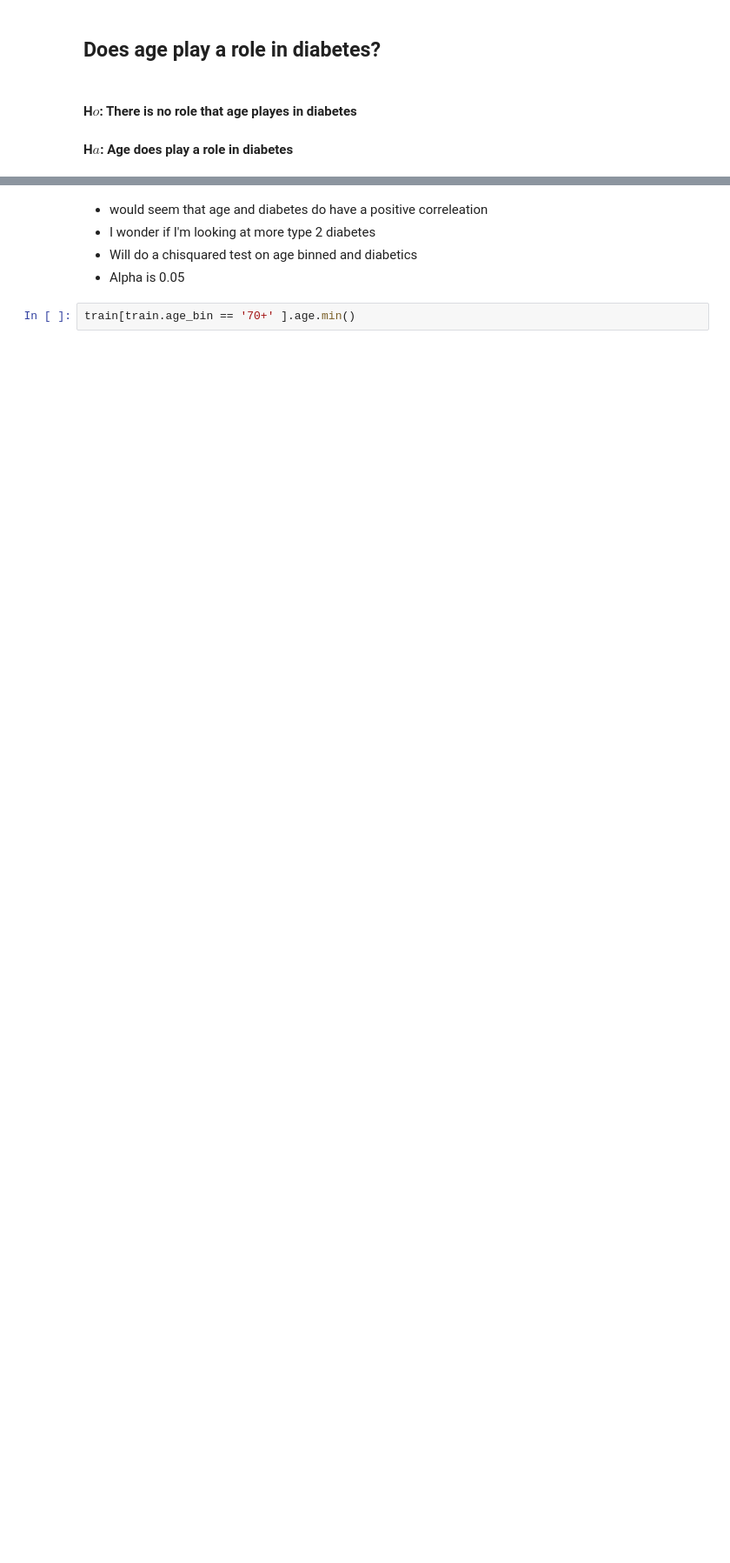
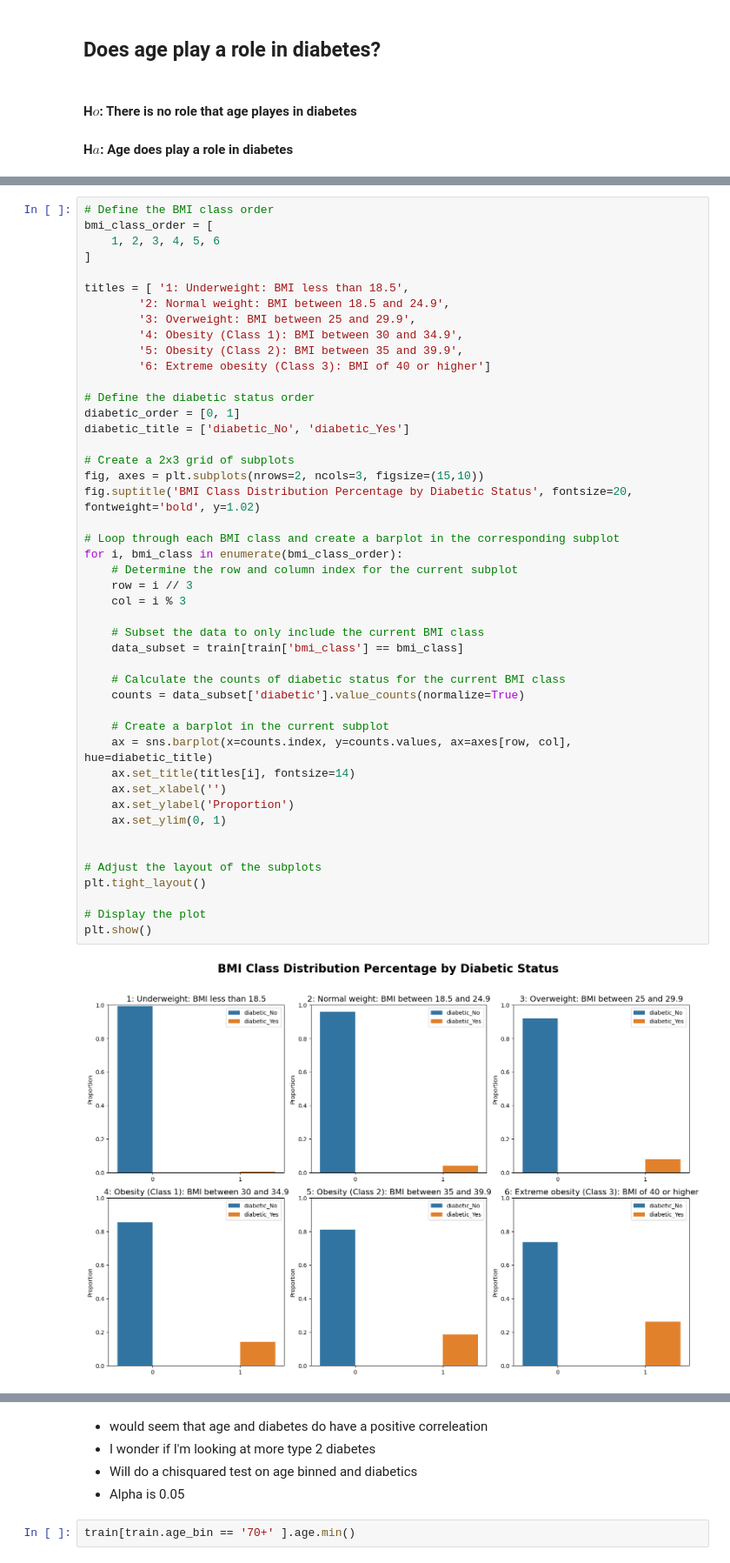
Before and after one commit to Jburch01/diabetes_classification_project, a Jupyter notebook: explore.ipynb, the cells around one changed output, grey strips where cells are left out. Shown at 87% size. Drawn from its saved outputs; the diff is of its cells as text; blank space fills up the shorter version.

```diff
--- a/explore.ipynb
+++ b/explore.ipynb
@@ -188,0 +229,48 @@ plt.show()
+# %%
+# Define the BMI class order
+bmi_class_order = [
+    1, 2, 3, 4, 5, 6
+]
+
+titles = [ '1: Underweight: BMI less than 18.5',
+        '2: Normal weight: BMI between 18.5 and 24.9',
+        '3: Overweight: BMI between 25 and 29.9',
+        '4: Obesity (Class 1): BMI between 30 and 34.9',
+        '5: Obesity (Class 2): BMI between 35 and 39.9',
+        '6: Extreme obesity (Class 3): BMI of 40 or higher']
+
+# Define the diabetic status order
+diabetic_order = [0, 1]
+diabetic_title = ['diabetic_No', 'diabetic_Yes']
+
+# Create a 2x3 grid of subplots
+fig, axes = plt.subplots(nrows=2, ncols=3, figsize=(15,10))
+fig.suptitle('BMI Class Distribution Percentage by Diabetic Status', fontsize=20, fontweight='bold', y=1.02)
+
+# Loop through each BMI class and create a barplot in the corresponding subplot
+for i, bmi_class in enumerate(bmi_class_order):
+    # Determine the row and column index for the current subplot
+    row = i // 3
+    col = i % 3
+
+    # Subset the data to only include the current BMI class
+    data_subset = train[train['bmi_class'] == bmi_class]
+
+    # Calculate the counts of diabetic status for the current BMI class
+    counts = data_subset['diabetic'].value_counts(normalize=True)
+
+    # Create a barplot in the current subplot
+    ax = sns.barplot(x=counts.index, y=counts.values, ax=axes[row, col], hue=diabetic_title)
+    ax.set_title(titles[i], fontsize=14)
+    ax.set_xlabel('')
+    ax.set_ylabel('Proportion')
+    ax.set_ylim(0, 1)
+
+
+# Adjust the layout of the subplots
+plt.tight_layout()
+
+# Display the plot
+plt.show()
+# %% [output]
+[figure, added]
```
Also changed, not shown: parts of 40 cells of this notebook.
